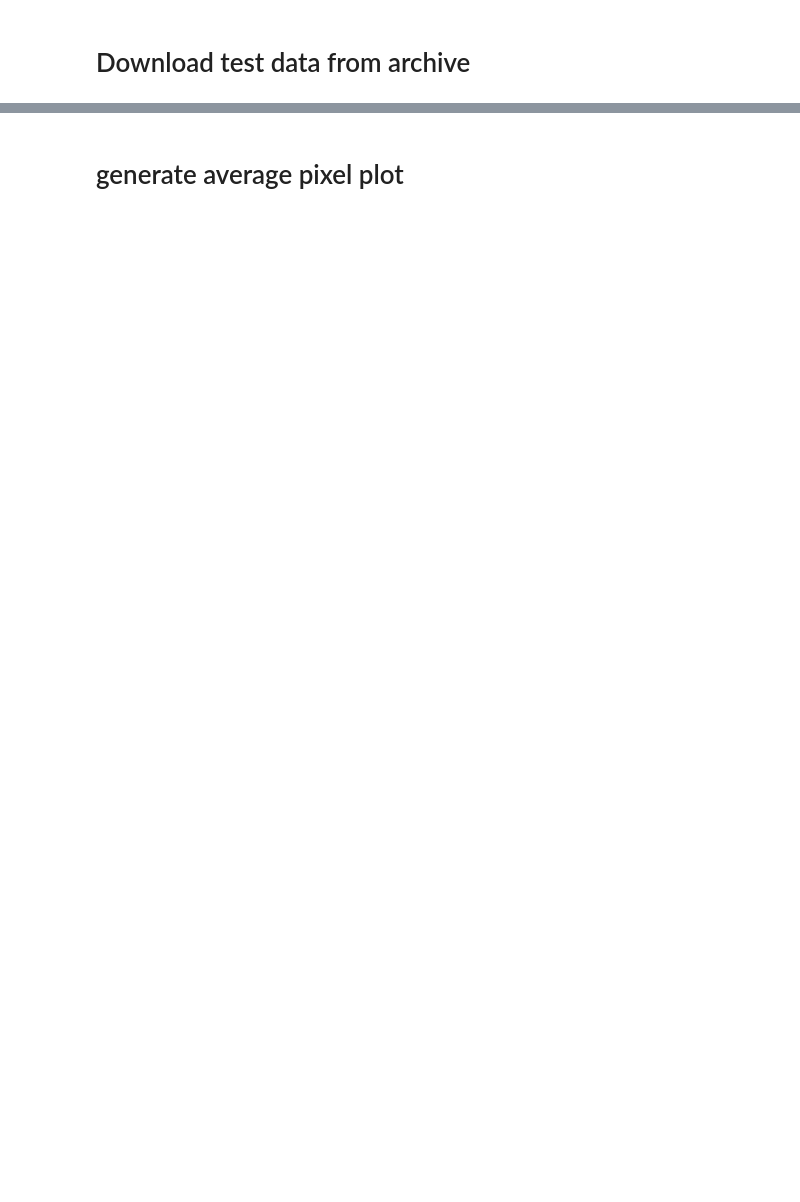
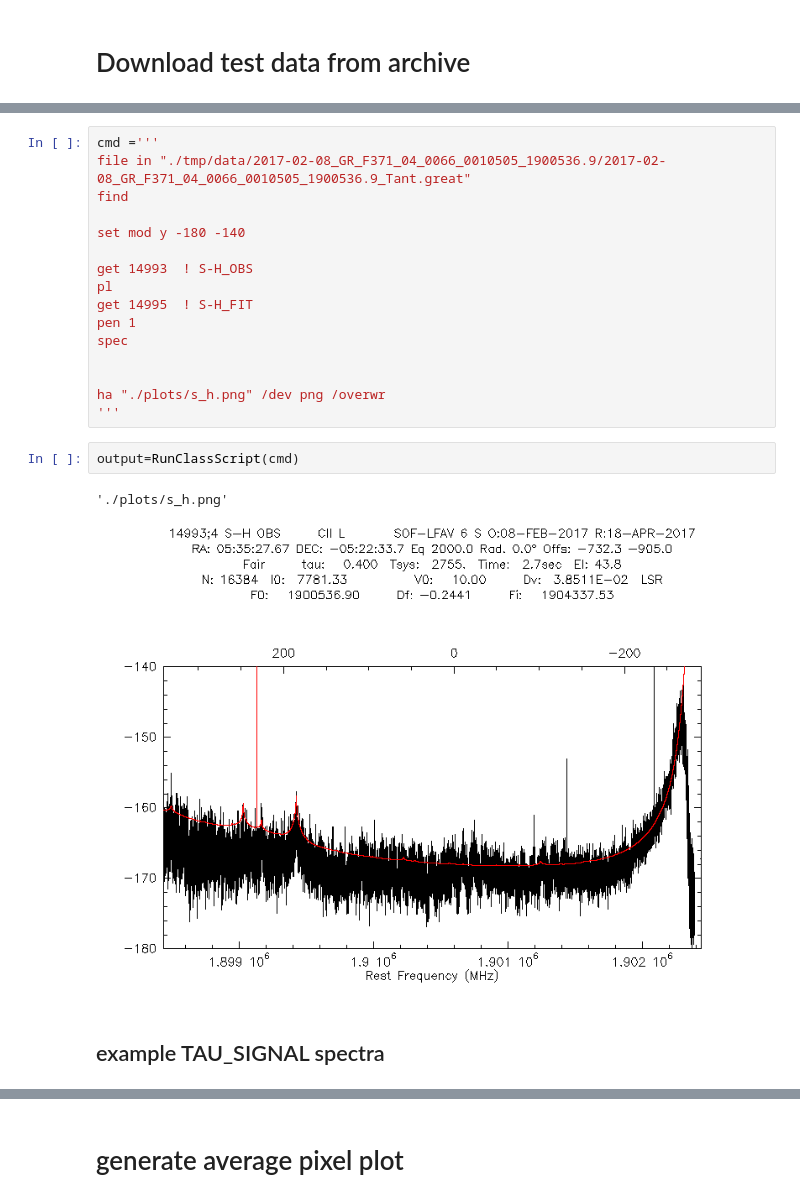
Before and after one commit to KOSMAsubmm/GREAT_data_reduction_notebook, a Jupyter notebook: GREAT_data_reduction_notebook.ipynb, the cells around one changed output, grey strips where cells are left out. Saved outputs shown, nothing was run; the diff lists cells and outputs as text; blank space fills up the shorter version.

```diff
--- a/GREAT_data_reduction_notebook.ipynb
+++ b/GREAT_data_reduction_notebook.ipynb
@@ -241,0 +332,23 @@ tar -xf ./tmp/data//2016-11-16_GR_F350_04_0066_0010506_1900536.9.great.tar --wil
+# %%
+cmd ='''
+file in "./tmp/data/2017-02-08_GR_F371_04_0066_0010505_1900536.9/2017-02-08_GR_F371_04_0066_0010505_1900536.9_Tant.great"
+find
+
+set mod y -180 -140
+
+get 14993  ! S-H_OBS
+pl
+get 14995  ! S-H_FIT
+pen 1
+spec
+
+
+ha "./plots/s_h.png" /dev png /overwr
+'''
+# %%
+output=RunClassScript(cmd)
+# %% [output]
+'./plots/s_h.png'
+[figure, added]
+# %% [markdown]
+## example TAU_SIGNAL spectra ##
```
Also changed, not shown: parts of 66 cells of this notebook.
